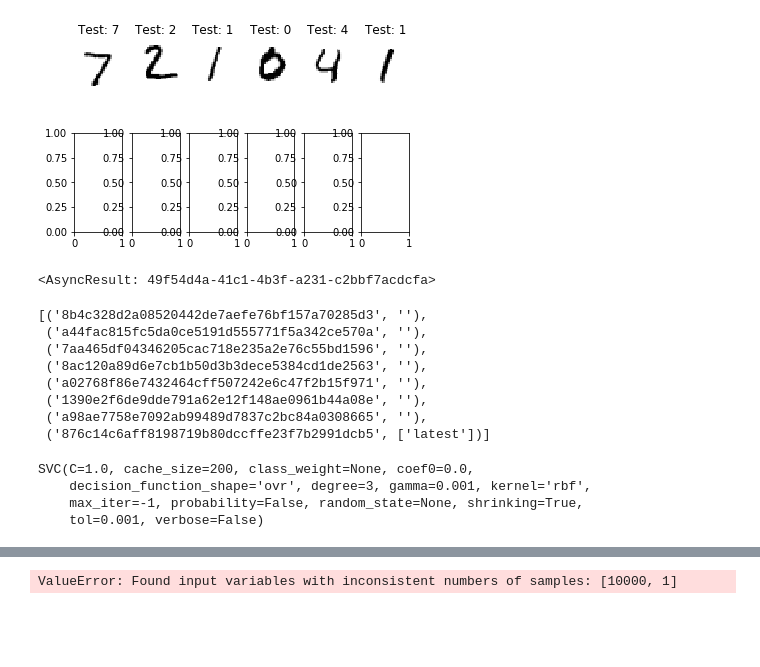
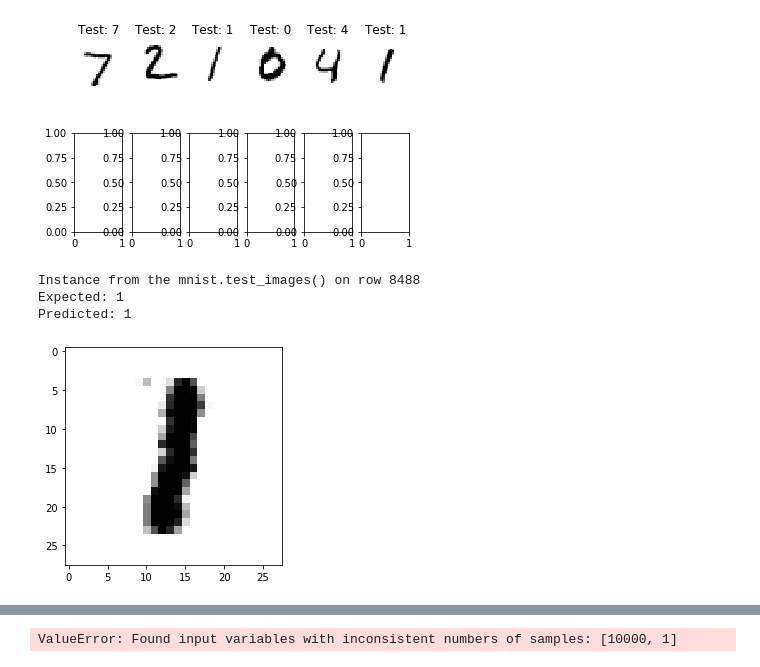
Before and after one commit to guillaume-azarias/Models, a Jupyter notebook: mnist/mnist_v2.ipynb, the cells around one changed output, grey strips where cells are left out. Saved outputs shown, nothing was run; the diff lists cells and outputs as text; code cells hidden in the pictures; blank space fills up the shorter version.

Commit message:
Model working - Before removing train_test split

```diff
--- a/mnist/mnist_v2.ipynb
+++ b/mnist/mnist_v2.ipynb
@@ -120,11 +130,16 @@ import random
 # %%
 n = random.randint(0,full_test.shape[0])
 test_image = test_images[n]
 
 flatten_test = test_image.reshape(1, -1)/255 # Do not forget to normalize !
-om.datasets.put(flatten_test, 'flatten_test')
-predicted = om.runtime.model('classifier_new').predict('flatten_test')
+predicted = classifier_new_test.predict(flatten_test)
+
+plt.imshow(test_image, cmap=plt.cm.gray_r, interpolation='nearest')
+print('Instance from the mnist.test_images() on row %i' %n)
+print('Expected: %i' % test_labels[n])
+print('Predicted: %i' % predicted)
+# %% [output]
+Instance from the mnist.test_images() on row 8488
+Expected: 1
+Predicted: 1
+[figure, added]
-# %%
-predicted
-# %% [output]
-<AsyncResult: 49f54d4a-41c1-4b3f-a231-c2bbf7acdcfa>
@@ -133,11 +145,0 @@ predicted
-# %%
-om.models.revisions('classifier_new')
-# %% [output]
-[('8b4c328d2a08520442de7aefe76bf157a70285d3', ''),
- ('a44fac815fc5da0ce5191d555771f5a342ce570a', ''),
- ('7aa465df04346205cac718e235a2e76c55bd1596', ''),
- ('8ac120a89d6e7cb1b50d3b3dece5384cd1de2563', ''),
- ('a02768f86e7432464cff507242e6c47f2b15f971', ''),
- ('1390e2f6de9dde791a62e12f148ae0961b44a08e', ''),
- ('a98ae7758e7092ab99489d7837c2bc84a0308665', ''),
- ('876c14c6aff8198719b80dccffe23f7b2991dcb5', ['latest'])]
@@ -146,7 +145,0 @@ classifier_new_test = om.models.get('classifier_new')
-# %%
-classifier_new_test
-# %% [output]
-SVC(C=1.0, cache_size=200, class_weight=None, coef0=0.0,
-    decision_function_shape='ovr', degree=3, gamma=0.001, kernel='rbf',
-    max_iter=-1, probability=False, random_state=None, shrinking=True,
-    tol=0.001, verbose=False)
```
Also changed, not shown: parts of 21 cells of this notebook, 2 other files.
